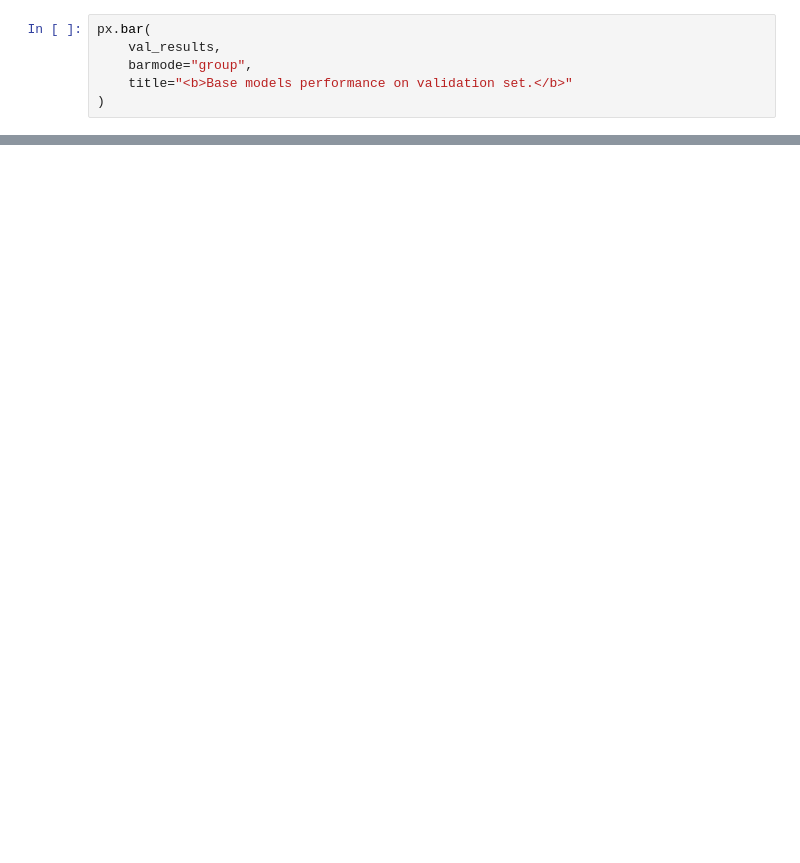
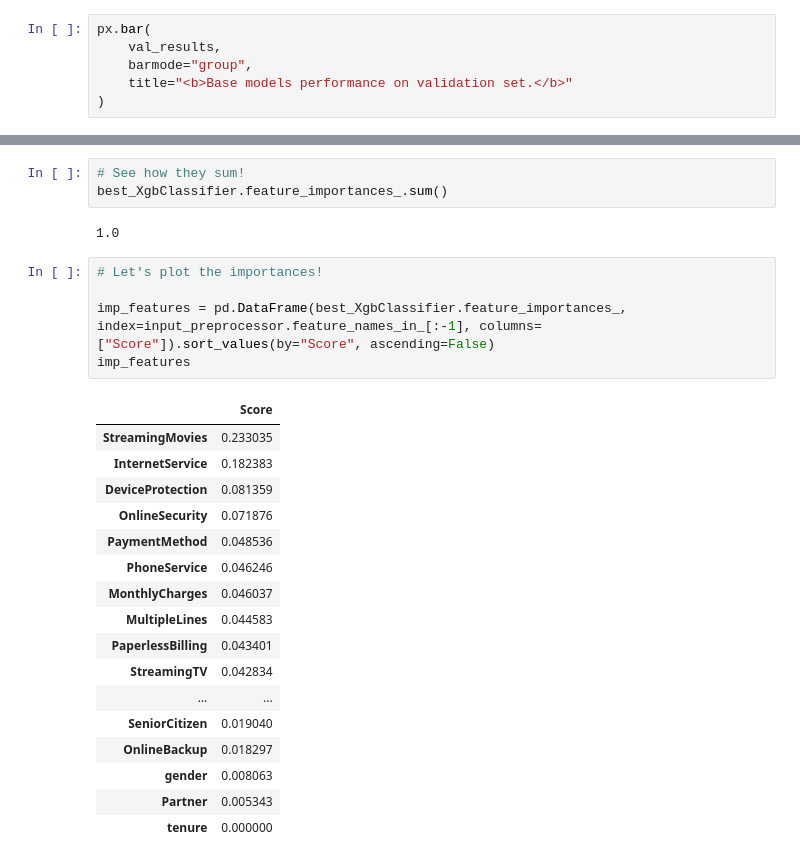
Before and after one commit to DarkDk123/Customer-churn-prediction-innobytes, a Jupyter notebook: Customer_Churn_Prediction.ipynb, the cells around one changed output, grey strips where cells are left out. Drawn from its saved outputs; the diff is of its cells as text; blank space fills up the shorter version.

```diff
--- a/Customer_Churn_Prediction.ipynb
+++ b/Customer_Churn_Prediction.ipynb
@@ -1152,0 +1477,28 @@ Choosing following for further fine-tuning :
+# %%
+# See how they sum!
+best_XgbClassifier.feature_importances_.sum()
+# %% [output]
+1.0
+# %%
+# Let's plot the importances!
+
+imp_features = pd.DataFrame(best_XgbClassifier.feature_importances_, index=input_preprocessor.feature_names_in_[:-1], columns=["Score"]).sort_values(by="Score", ascending=False)
+imp_features
+# %% [output]
+|  | Score |
+| StreamingMovies | 0.233035 |
+| InternetService | 0.182383 |
+| DeviceProtection | 0.081359 |
+| OnlineSecurity | 0.071876 |
+| PaymentMethod | 0.048536 |
+| PhoneService | 0.046246 |
+| MonthlyCharges | 0.046037 |
+| MultipleLines | 0.044583 |
+| PaperlessBilling | 0.043401 |
+| StreamingTV | 0.042834 |
+| ... | ... |
+| SeniorCitizen | 0.019040 |
+| OnlineBackup | 0.018297 |
+| gender | 0.008063 |
+| Partner | 0.005343 |
+| tenure | 0.000000 |
```
Also changed, not shown: parts of 35 cells of this notebook.
